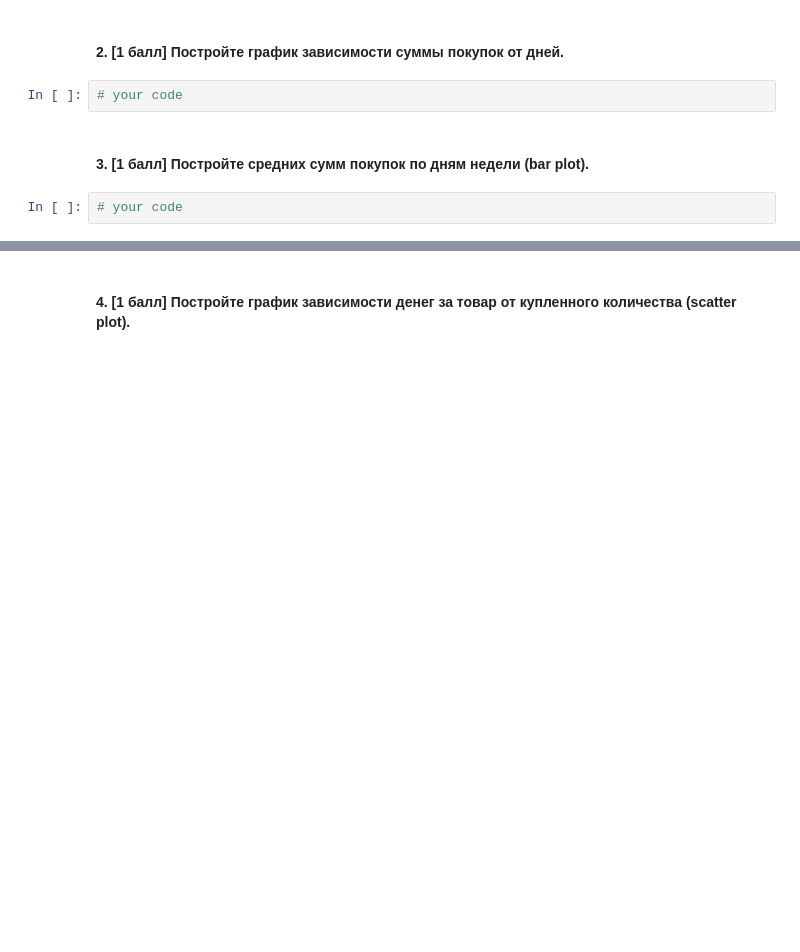
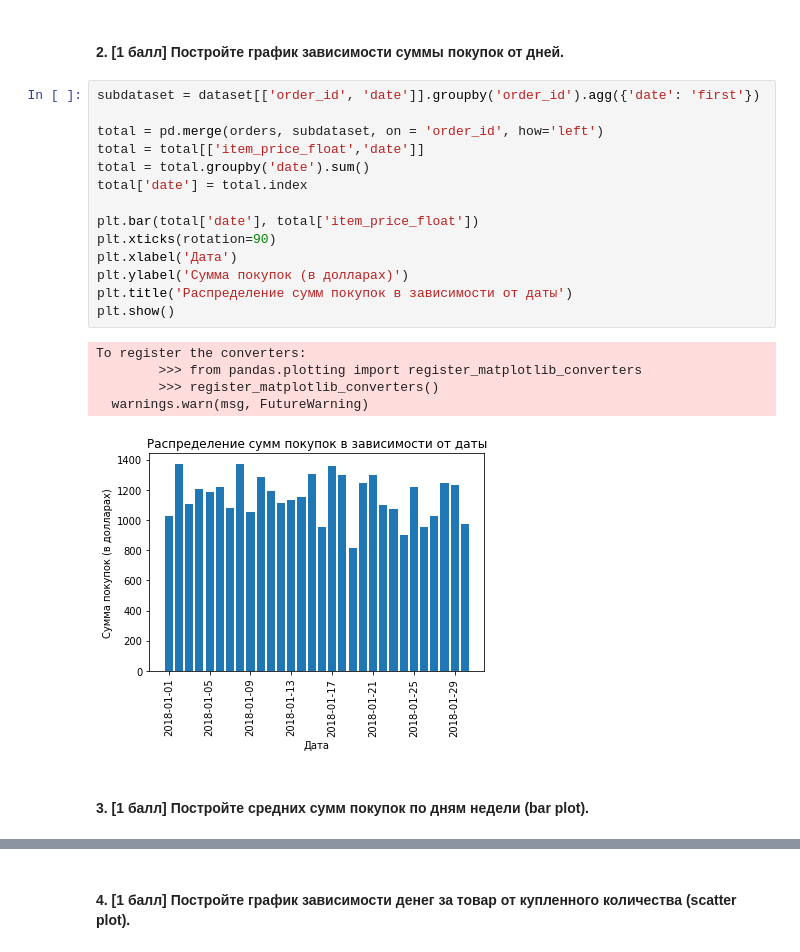
Before and after one commit to hse-mlearn/ha-01-maborovkov, a Jupyter notebook: homework-practice-01.ipynb, the cells around one changed output, grey strips where cells are left out. Cells and saved outputs as stored; diff of their text form; blank space fills up the shorter version.

```diff
--- a/homework-practice-01.ipynb
+++ b/homework-practice-01.ipynb
@@ -338,8 +374,24 @@ matplotlib.pyplot.hist()
 # %% [markdown]
 #### 2. [1 балл] Постройте график зависимости суммы покупок от дней.
-# %%
-# your code
+# %%
+subdataset = dataset[['order_id', 'date']].groupby('order_id').agg({'date': 'first'})
+
+total = pd.merge(orders, subdataset, on = 'order_id', how='left')
+total = total[['item_price_float','date']]
+total = total.groupby('date').sum()
+total['date'] = total.index
+
+plt.bar(total['date'], total['item_price_float'])
+plt.xticks(rotation=90)
+plt.xlabel('Дата')
+plt.ylabel('Сумма покупок (в долларах)')
+plt.title('Распределение сумм покупок в зависимости от даты')
+plt.show()
+# %% [output]
+To register the converters:
+        >>> from pandas.plotting import register_matplotlib_converters
+        >>> register_matplotlib_converters()
+  warnings.warn(msg, FutureWarning)
+[figure, added]
 # %% [markdown]
 #### 3. [1 балл] Постройте средних сумм покупок по дням недели (bar plot).
-# %%
-# your code
```
Also changed, not shown: parts of 21 cells of this notebook.
